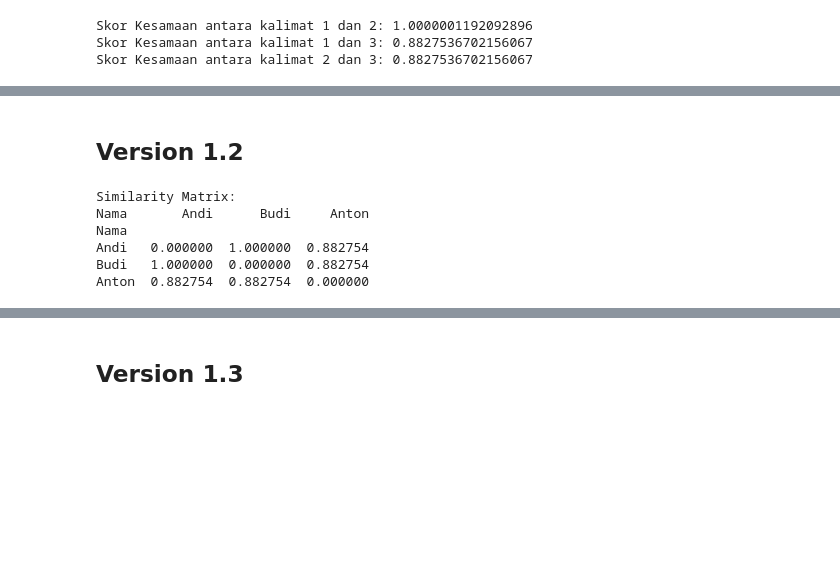
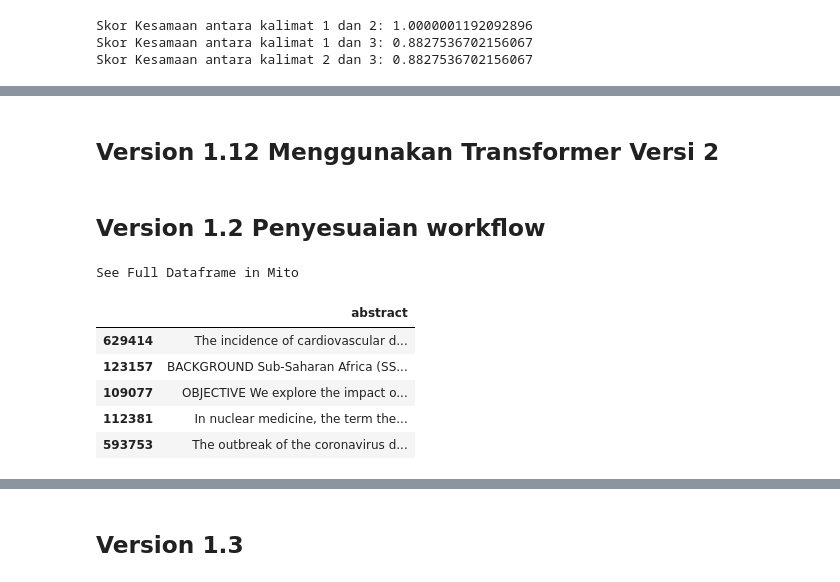
Before and after one commit to Team-9-Korika-ID/Plagiarism-detection, a Jupyter notebook: Sentence similarity using transformer.ipynb, the cells around one changed output, grey strips where cells are left out. Cells and saved outputs as stored; diff of their text form; code cells hidden in the pictures; blank space fills up the shorter version.

```diff
--- a/Sentence similarity using transformer.ipynb
+++ b/Sentence similarity using transformer.ipynb
@@ -51,0 +131,2 @@ Skor Kesamaan antara kalimat 2 dan 3: 0.8827536702156067
+# %% [markdown]
+## Version 1.12 Menggunakan Transformer Versi 2
@@ -52,49 +140,23 @@ Skor Kesamaan antara kalimat 2 dan 3: 0.8827536702156067
 # %% [markdown]
-## Version 1.2
+## Version 1.2 Penyesuaian workflow
-# %%
-import pandas as pd
-import numpy as np
-from sentence_transformers import SentenceTransformer, util
-
-# Memuat model
-model = SentenceTransformer('all-MiniLM-L6-v2')
-
-# Dataframe
-data_lite = {'Nama': ['Andi', 'Budi', 'Anton'],
-             'Jawaban': ['Revolusi Industri 4.0 merupakan periode transformasi industri yang ditandai oleh integrasi teknologi digital ke dalam proses produksi.',
-                         'Revolusi Industri 4.0 merupakan periode transformasi industri yang ditandai oleh integrasi teknologi digital ke dalam proses produksi.',
-                         'Revolusi Industri 4.0 merupakan upaya transformasi menuju perbaikan dengan mengintegrasikan dunia online dan lini produksi di industri']}
-df = pd.DataFrame(data_lite)
-
-# Mendefinisikan kalimat
-kalimat = df['Jawaban']
-
-# Menghitung embeddings untuk kalimat
-embeddings = model.encode(kalimat.tolist(), convert_to_tensor=True)
-
-# Inisialisasi matriks similarity dengan nol
-num_sentences = len(kalimat)
-similarity_matrix = np.zeros((num_sentences, num_sentences))
-
-# Mengisi matriks similarity
-for i in range(num_sentences):
-    for j in range(i + 1, num_sentences):
-        similarity_matrix[i][j] = util.pytorch_cos_sim(embeddings[i], embeddings[j])
-
-# Mengisi matriks dengan simetri diagonal
-for i in range(num_sentences):
-    for j in range(0, i):
-        similarity_matrix[i][j] = similarity_matrix[j][i]
-
-# Membuat dataframe dari matriks similarity
-similarity_df = pd.DataFrame(similarity_matrix, columns=df['Nama'], index=df['Nama'])
-
-print("Similarity Matrix:")
-print(similarity_df)
-# %% [output]
-Similarity Matrix:
-Nama       Andi      Budi     Anton
-Nama
-Andi   0.000000  1.000000  0.882754
-Budi   1.000000  0.000000  0.882754
-Anton  0.882754  0.882754  0.000000
+# %%
+import pandas as pd
+
+def preprocess_data(data_path, sample_size):
+  data = pd.read_csv(data_path, low_memory=False)
+  data = data.dropna(subset = ['abstract']).reset_index(drop = True)
+  data = data.sample(sample_size)[['abstract']]
+  return data
+
+# Read data & preprocess it
+data_path = "metadata.csv"
+a = preprocess_data(data_path, 5)
+a
+# %% [output]
+See Full Dataframe in Mito
+|  | abstract |
+| 629414 | The incidence of cardiovascular d... |
+| 123157 | BACKGROUND Sub-Saharan Africa (SS... |
+| 109077 | OBJECTIVE We explore the impact o... |
+| 112381 | In nuclear medicine, the term the... |
+| 593753 | The outbreak of the coronavirus d... |
```
Also changed, not shown: parts of 10 cells of this notebook.
